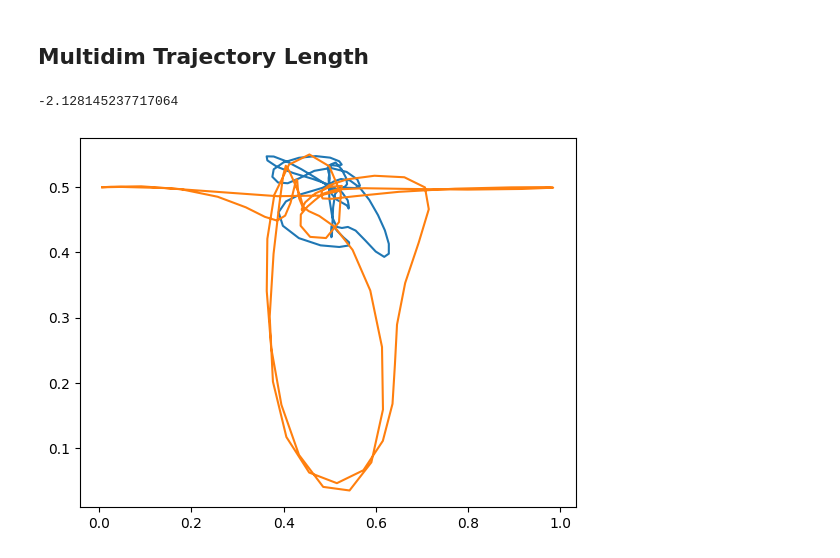
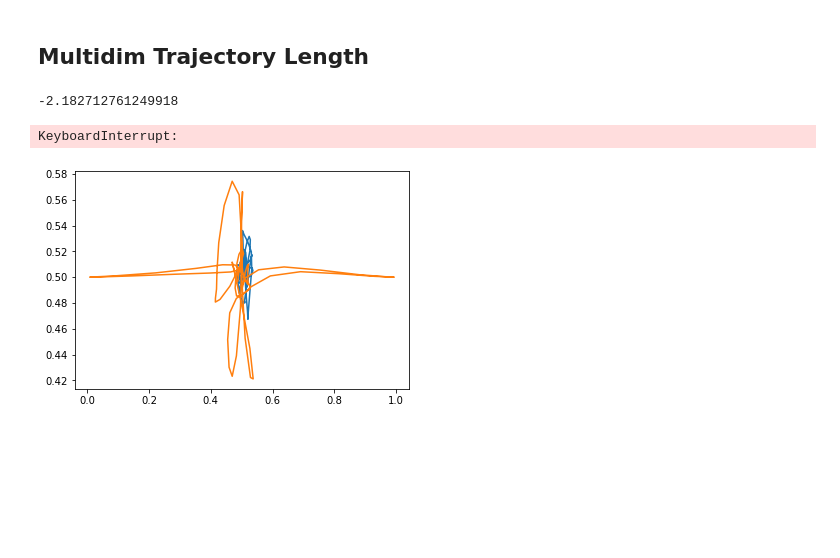
Before and after one commit to KristianWold/experimental-quantum-spectrum, a Jupyter notebook: notebooks/old/QNN Expressivity Optimized.ipynb, the cells around one changed output. Saved outputs shown, nothing was run; the diff lists cells and outputs as text; code cells hidden in the pictures; blank space fills up the shorter version.

```diff
--- a/notebooks/old/QNN Expressivity Optimized.ipynb
+++ b/notebooks/old/QNN Expressivity Optimized.ipynb
@@ -478,7 +418,7 @@ KeyboardInterrupt:
 n = 12
 d = 2**n
 
-N = 100
+N = 1000
 t = np.linspace(0, 2*np.pi, N)
 inputs = np.pi/2*np.array([np.sin(t), np.cos(t)]).T
 inputs = tf.cast(inputs, tf.complex128)
@@ -489,11 +429,10 @@ qnn = QNN(n, n)
 optimizer = tf.keras.optimizers.Adam(learning_rate=0.1)
 outputs1 = qnn(inputs)
 # %%
-for i in tqdm(range(100)):
+for i in tqdm(range(500)):
     with tf.GradientTape() as tape:
         outputs = qnn(inputs)
-        #loss = -trajectory_length(outputs[1:] - outputs[:-1])
-        loss = -tf.reduce_sum(tf.math.sqrt(tf.math.reduce_sum((outputs[1:] - outputs[:-1])**2, axis=1)))
+        loss = -trajectory_length(outputs)
 
     grads = tape.gradient(loss, qnn.params)
     optimizer.apply_gradients(zip(grads, qnn.params))
@@ -503,4 +442,5 @@ for i in tqdm(range(100)):
 
 outputs2 = qnn(inputs)
 # %% [output]
--2.128145237717064
+-2.182712761249918
+KeyboardInterrupt:
@@ -507,9 +449,9 @@ outputs2 = qnn(inputs)
 # %%
-plt.plot(outputs1[:,0], outputs1[:,1])
-plt.plot(outputs2[:,0], outputs2[:,1])
+plt.plot(outputs1[:,2], outputs1[:,3])
+plt.plot(outputs2[:,2], outputs2[:,3])
 plt.show()
 # %% [output]
-[figure, old version]
+[figure, new version]
 # %%
 tf.random.set_seed(42)
 
```
Also changed, not shown: parts of 11 cells of this notebook, 2 other files.
